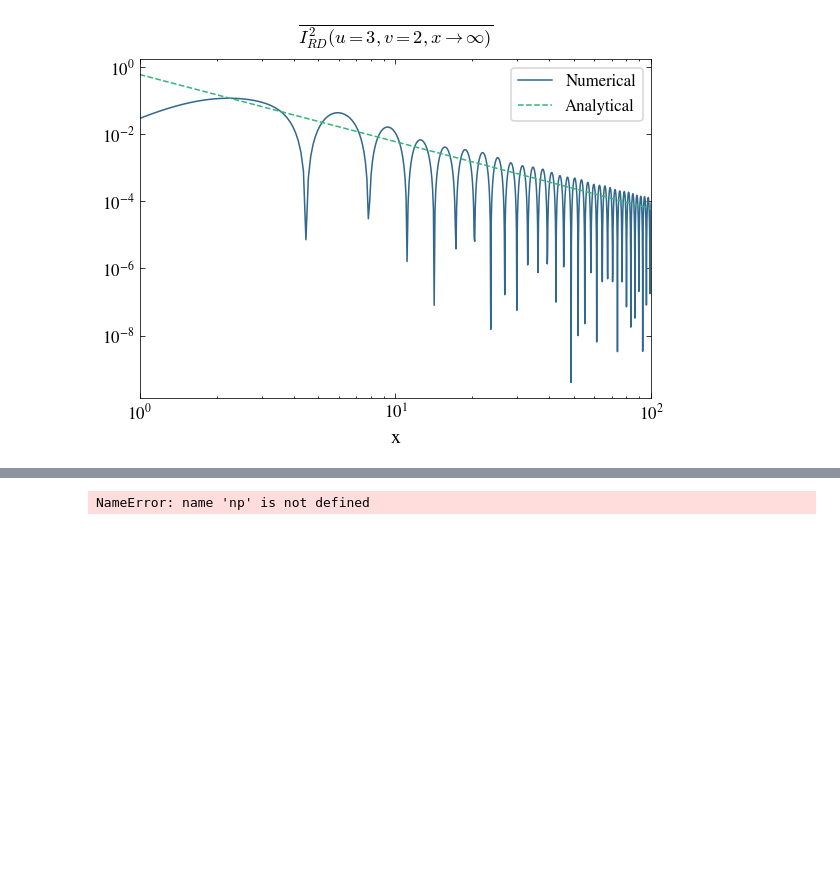
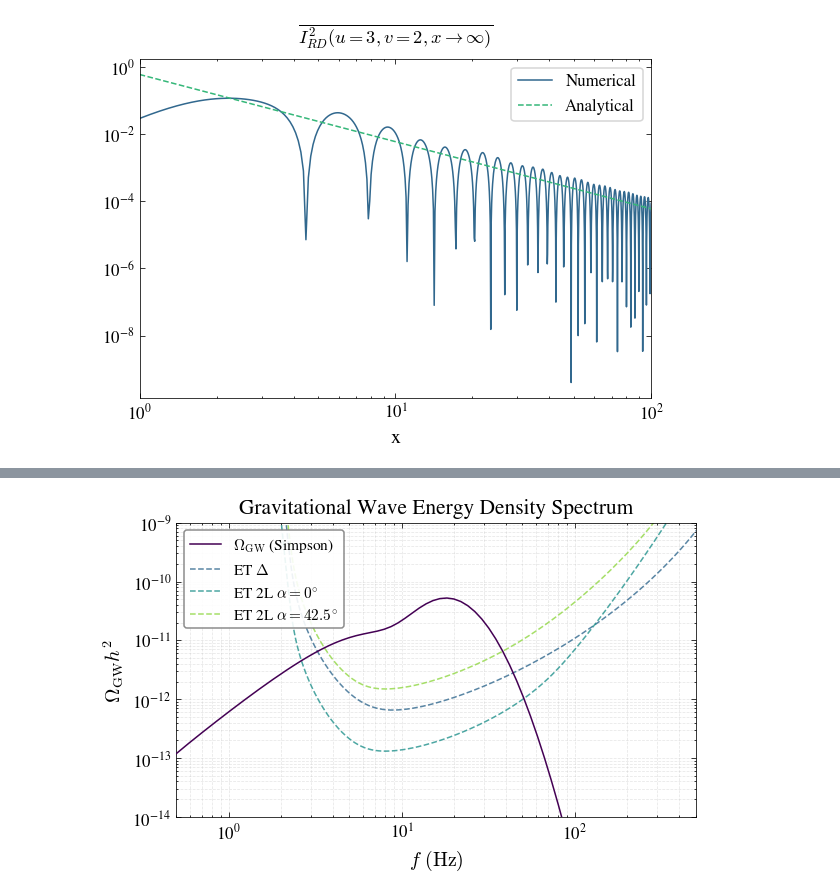
Before and after one commit to GiovanniPellegrini/GWOmega, a Jupyter notebook: example.ipynb, the cells around one changed output, grey strips where cells are left out. Saved outputs shown, nothing was run; the diff lists cells and outputs as text; code cells hidden in the pictures; blank space fills up the shorter version.

```diff
--- a/example.ipynb
+++ b/example.ipynb
@@ -157,37 +160,37 @@ Omega_simp = []
 P_func = lambda kk: P_k_lognormal(kk, k_p, sigma, As)
 
 for k in tqdm(k_values, desc="Computing Omega_GW", unit="k-value"):
-    Omega_value_simp,_ = compute_Omega_RD_today_fast(k, cs_value,P_func, Omega_r0_hh, c_g, t_max=100, N_s=100, N_t_1=100, N_t_2=100, N_t_3=700)
+    Omega_value_simp,_ = compute_Omega_RD_today_fast(k, cs_value,P_func, t_max=100, N_s=100, N_t_1=100, N_t_2=100, N_t_3=700)
     Omega_simp.append(Omega_value_simp)
 
 
 plt.figure(figsize=(6, 4))
 plt.plot(f_values, Omega_simp, label=r'$\Omega_{\mathrm{GW}}$ (Simpson)', color=colors[0], linewidth=1, zorder=4)
 #remove comment to compare with dblquad
 #plt.plot(f_values, Omega, label=r'$\Omega_{\mathrm{GW}}$', color=colors[1], linewidth=1, zorder=5)
 
 plt.plot(f, pls_ET, label=r'ET $\Delta$', color=colors[2], linewidth=1, linestyle='--', alpha=0.8)
 plt.plot(f, pls_ET2L0, label=r'ET 2L $\alpha=0^{\circ}$', color=colors[3], linewidth=1, linestyle='--', alpha=0.8)
 plt.plot(f, pls_ET2L425, label=r'ET 2L $\alpha=42.5^{\circ}$', color=colors[5], linewidth=1, linestyle='--', alpha=0.8)
 plt.xscale('log')
 plt.yscale('log')
 plt.xlim(5e-1, 5e2)
 plt.ylim(1e-14, 1e-9)
 ax = plt.gca()
 ax.xaxis.set_major_formatter(ticker.LogFormatterSciNotation())
 ax.yaxis.set_major_formatter(ticker.LogFormatterSciNotation())
 ax.tick_params(axis='both', which='major', labelsize=11)
 ax.tick_params(axis='both', which='minor', labelsize=9)
 plt.xlabel(r'$f \ (\mathrm{Hz})$', fontsize=13)
 plt.ylabel(r'$\Omega_{\mathrm{GW}} h^2$', fontsize=13)
 
 plt.title(r'Gravitational Wave Energy Density Spectrum', fontsize=14)
 plt.legend(loc='upper left', fontsize=10, frameon=True, framealpha=0.9, edgecolor='gray')
 plt.grid(True, alpha=0.3, linestyle='--', which='both')
 plt.tight_layout()
 plt.show()
 # %% [output]
-NameError: name 'np' is not defined
+[figure, added]
 # %%
 A_s = 2.1e-9
 eta_R = 0.96  # s
```
Also changed, not shown: parts of 3 cells of this notebook, 4 other files.
